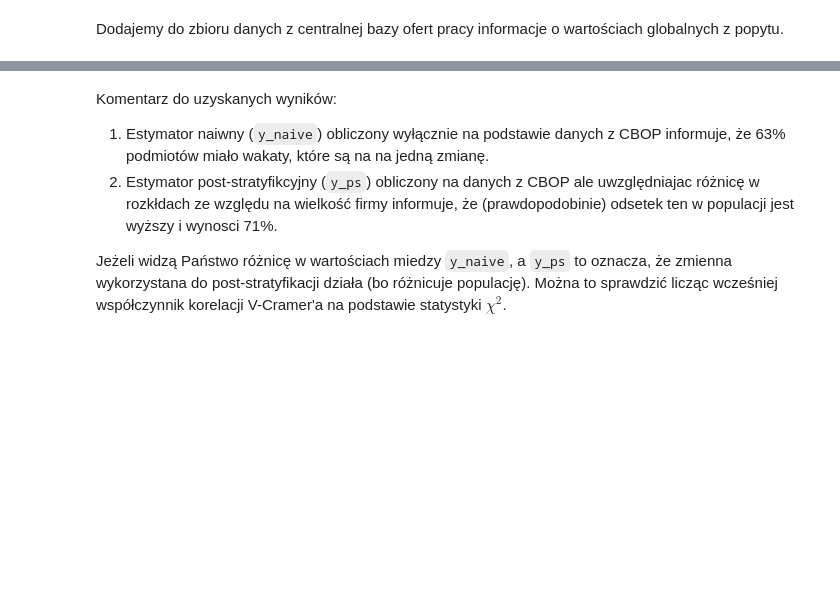
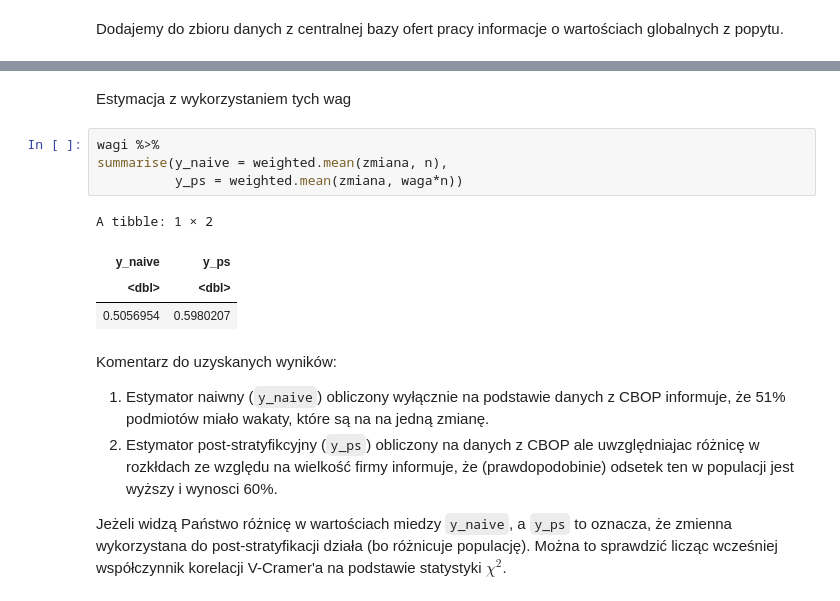
Before and after one commit to DepartmentOfStatisticsPUE/bi-2022, a Jupyter notebook: notebooks/bi_2021_04_07.ipynb, the cells around one changed output, grey strips where cells are left out. Drawn from its saved outputs; the diff is of its cells as text; blank space fills up the shorter version.

```diff
--- a/notebooks/bi_2021_04_07.ipynb
+++ b/notebooks/bi_2021_04_07.ipynb
@@ -104,8 +106,19 @@ A tibble: 1 × 2
+# %% [markdown]
+Estymacja z wykorzystaniem tych wag
+# %%
+wagi %>%
+summarise(y_naive = weighted.mean(zmiana, n),
+          y_ps = weighted.mean(zmiana, waga*n))
+# %% [output]
+A tibble: 1 × 2
+| y_naive | y_ps |
+| <dbl> | <dbl> |
+| 0.5056954 | 0.5980207 |
 # %% [markdown]
 Komentarz do uzyskanych wyników:
 
 
-1.   Estymator naiwny (`y_naive`) obliczony wyłącznie na podstawie danych z CBOP informuje, że 63% podmiotów miało wakaty, które są na na jedną zmianę.
-2.   Estymator post-stratyfikcyjny (`y_ps`) obliczony na danych z CBOP ale uwzględniajac różnicę w rozkłdach ze względu na wielkość firmy informuje, że (prawdopodobinie) odsetek ten w populacji jest wyższy i wynosci 71%.
+1.   Estymator naiwny (`y_naive`) obliczony wyłącznie na podstawie danych z CBOP informuje, że 51% podmiotów miało wakaty, które są na na jedną zmianę.
+2.   Estymator post-stratyfikcyjny (`y_ps`) obliczony na danych z CBOP ale uwzględniajac różnicę w rozkłdach ze względu na wielkość firmy informuje, że (prawdopodobinie) odsetek ten w populacji jest wyższy i wynosci 60%.
 
 Jeżeli widzą Państwo różnicę w wartościach miedzy `y_naive`, a `y_ps` to oznacza, że zmienna wykorzystana do post-stratyfikacji działa (bo różnicuje populację). Można to sprawdzić licząc wcześniej współczynnik korelacji V-Cramer'a na podstawie statystyki $\chi^2$.
```
Also changed, not shown: parts of 36 cells of this notebook.
